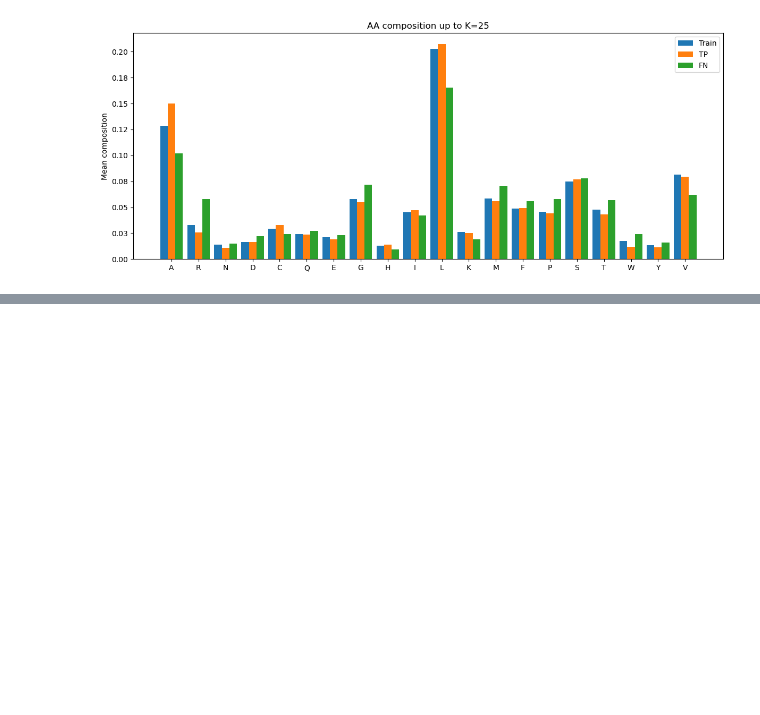
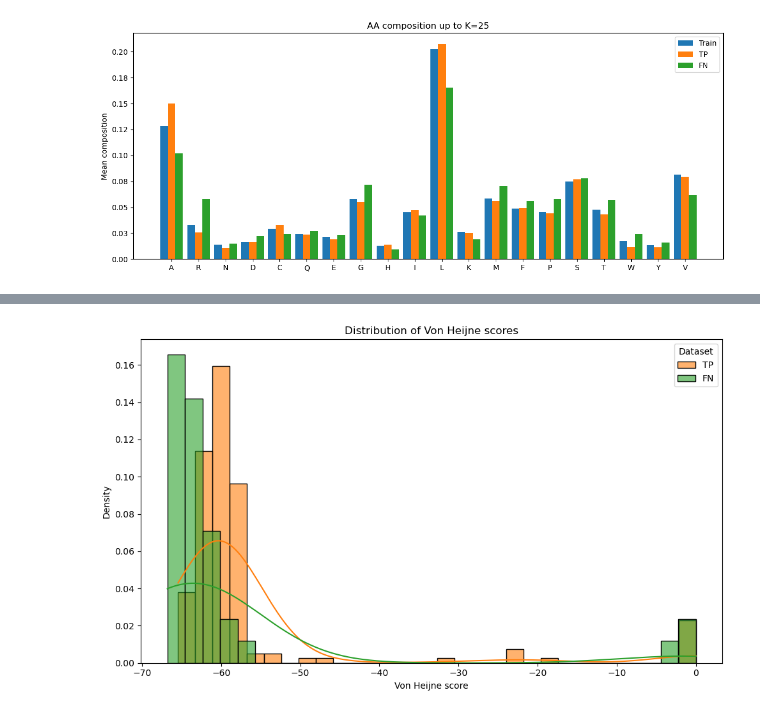
Before and after one commit to bianca29092001/LAB2_project_group, a Jupyter notebook: 6_FP_FN_evaluation/FP_FN_evaluation.ipynb, the cells around one changed output, grey strips where cells are left out. Saved outputs shown, nothing was run; the diff lists cells and outputs as text; code cells hidden in the pictures; blank space fills up the shorter version.

```diff
--- a/6_FP_FN_evaluation/FP_FN_evaluation.ipynb
+++ b/6_FP_FN_evaluation/FP_FN_evaluation.ipynb
@@ -226,0 +289,35 @@ ax.legend(); fig.tight_layout(); plt.show()
+# %%
+plt.figure(figsize=(10,6))
+sns.histplot(
+    data=tp_score[tp_score['dataset'] == 'TP'],
+    x='score_1',
+    color='tab:orange',
+    bins=30,
+    kde=True,
+    stat='density',
+    common_norm=False,
+    alpha=0.6,
+    label='TP'
+)
+
+sns.histplot(
+    data=fn_score[fn_score['dataset'] == 'FN'],
+    x='score_1',
+    color='tab:green',
+    bins=30,
+    kde=True,
+    stat='density',
+    common_norm=False,
+    alpha=0.6,
+    label='FN'
+)
+
+plt.xlabel("Von Heijne score")
+plt.ylabel("Density")
+plt.title("Distribution of Von Heijne scores")
+plt.legend(title='Dataset')
+plt.tight_layout()
+plt.savefig('../6_FP_FN_evaluation/figures/Distribution_vh_score_svm.png', dpi=100, format='png')
+plt.show()
+# %% [output]
+[figure, added]
```
Also changed, not shown: parts of 9 cells of this notebook, 12 other files.
